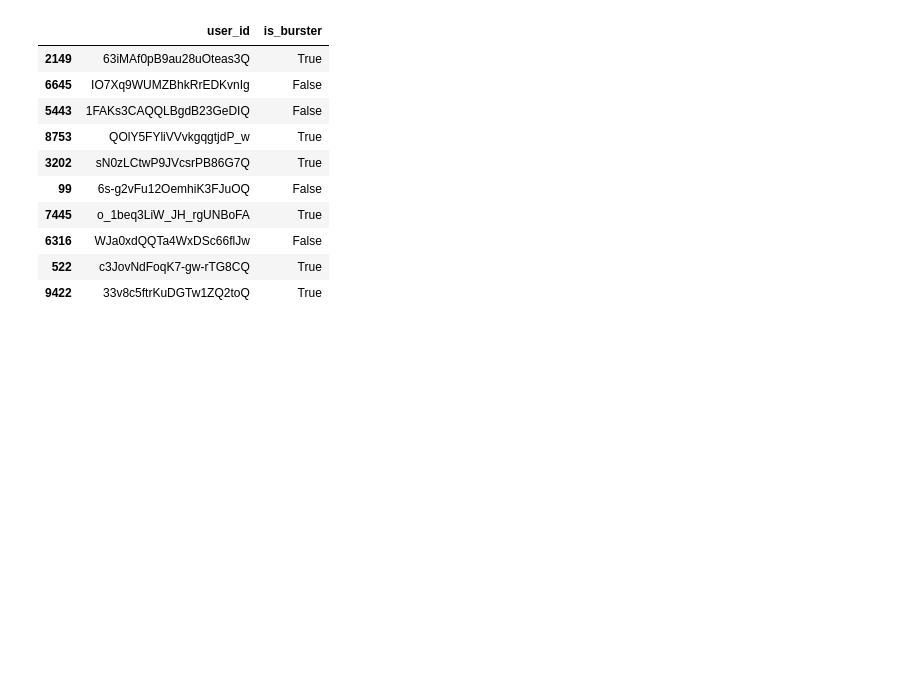
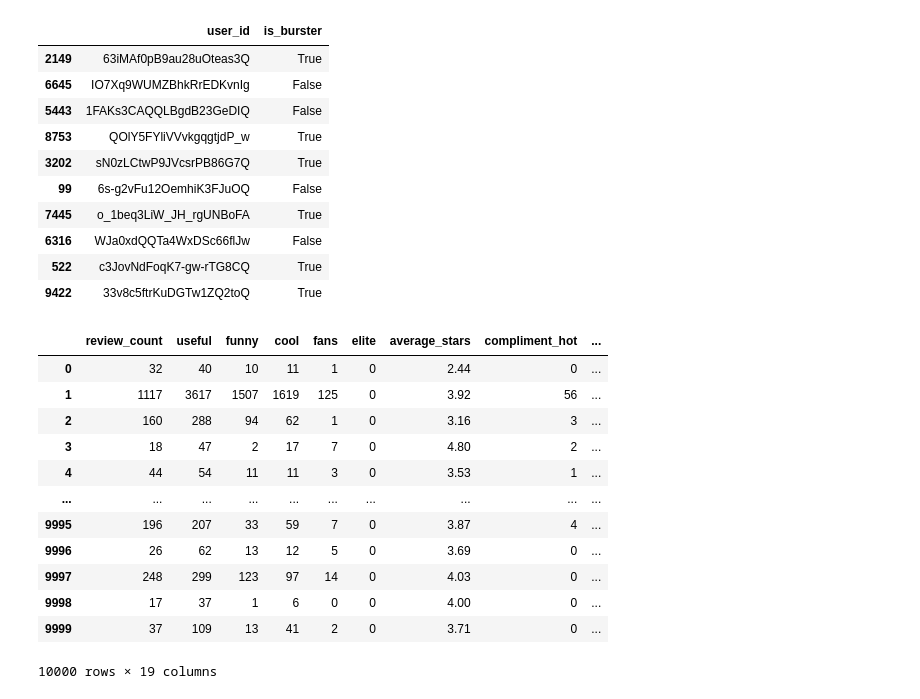
Before and after one commit to askador/data-mining-in-cybersecurity, a Jupyter notebook: data_analysis/quick_data_review/review_bursts.ipynb, the cells around one changed output. Cells and saved outputs as stored; diff of their text form; code cells hidden in the pictures; blank space fills up the shorter version.

```diff
--- a/data_analysis/quick_data_review/review_bursts.ipynb
+++ b/data_analysis/quick_data_review/review_bursts.ipynb
@@ -173,0 +176,19 @@ user_df[['user_id', 'is_burster']].sample(10)
+# %%
+user_lr = user_df.drop(['user_id', 'friends', 'name', 'yelping_since'], axis=1)
+user_lr['elite'] = user_lr['elite'].dropna().apply(len)
+user_lr['elite'] = user_lr['elite'].fillna(0)
+user_lr
+# %% [output]
+|  | review_count | useful | funny | cool | fans | elite | average_stars | compliment_hot | ... |
+| 0 | 32 | 40 | 10 | 11 | 1 | 0 | 2.44 | 0 | ... |
+| 1 | 1117 | 3617 | 1507 | 1619 | 125 | 0 | 3.92 | 56 | ... |
+| 2 | 160 | 288 | 94 | 62 | 1 | 0 | 3.16 | 3 | ... |
+| 3 | 18 | 47 | 2 | 17 | 7 | 0 | 4.80 | 2 | ... |
+| 4 | 44 | 54 | 11 | 11 | 3 | 0 | 3.53 | 1 | ... |
+| ... | ... | ... | ... | ... | ... | ... | ... | ... | ... |
+| 9995 | 196 | 207 | 33 | 59 | 7 | 0 | 3.87 | 4 | ... |
+| 9996 | 26 | 62 | 13 | 12 | 5 | 0 | 3.69 | 0 | ... |
+| 9997 | 248 | 299 | 123 | 97 | 14 | 0 | 4.03 | 0 | ... |
+| 9998 | 17 | 37 | 1 | 6 | 0 | 0 | 4.00 | 0 | ... |
+| 9999 | 37 | 109 | 13 | 41 | 2 | 0 | 3.71 | 0 | ... |
+10000 rows × 19 columns
```
Also changed, not shown: parts of 7 cells of this notebook.
